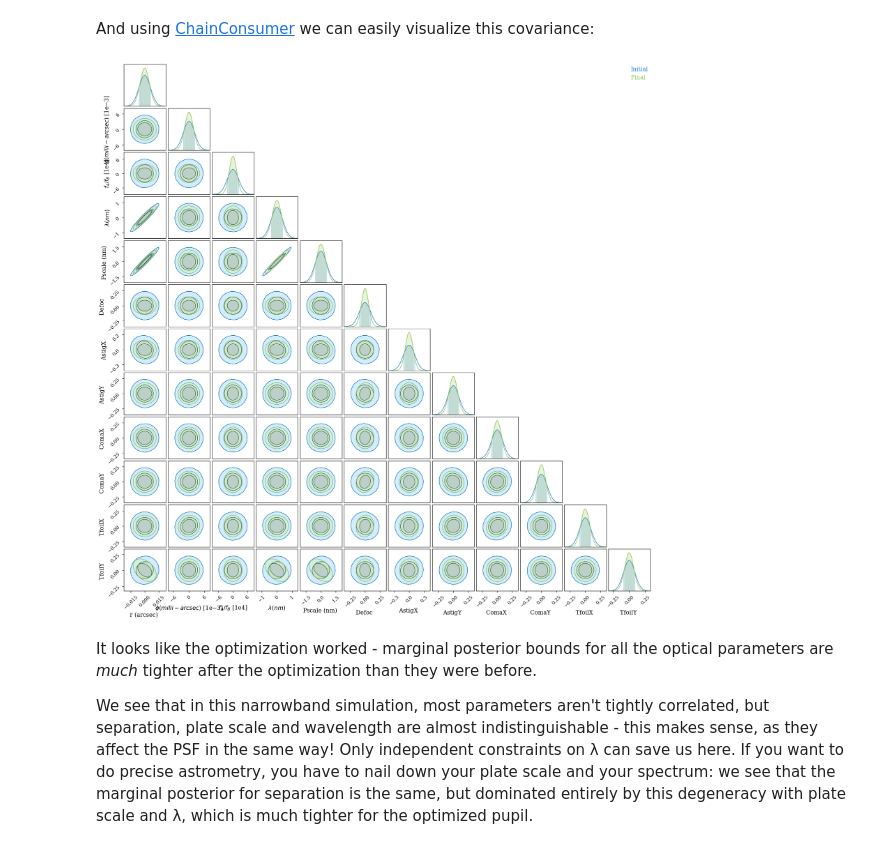
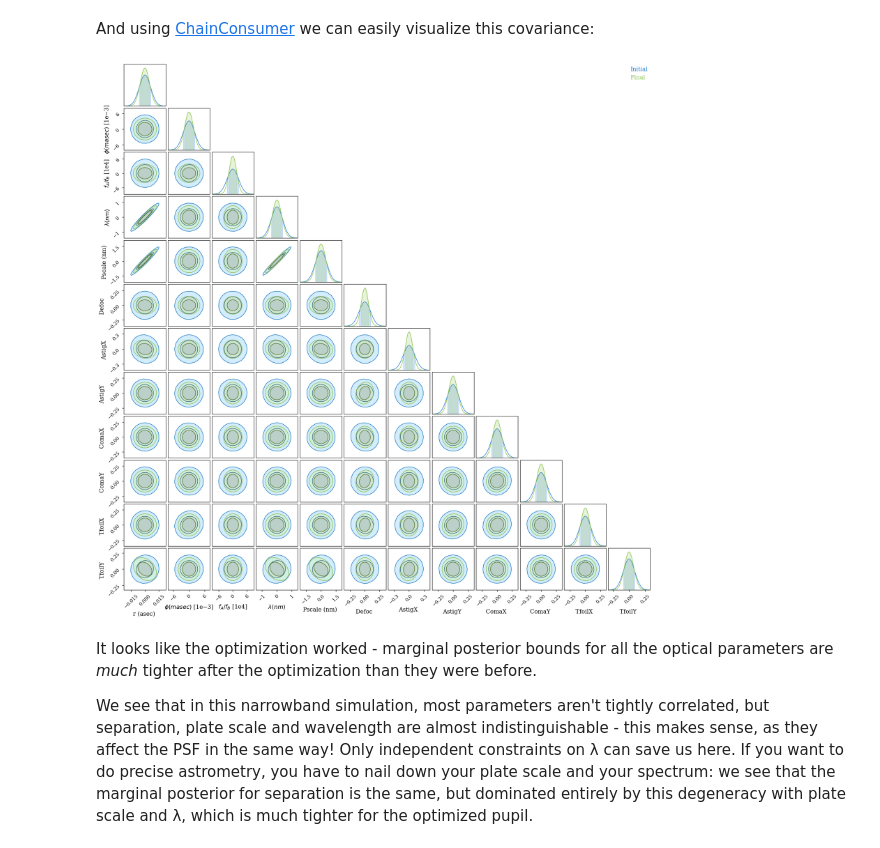
Before and after one commit to LouisDesdoigts/dLux, a Jupyter notebook: docs/notebooks/fisher_information.ipynb, the cells around one changed output. Drawn from its saved outputs; the diff is of its cells as text; code cells hidden in the pictures.

```diff
--- a/docs/notebooks/fisher_information.ipynb
+++ b/docs/notebooks/fisher_information.ipynb
@@ -210,19 +210,19 @@ Wall time: 5.27 s
 # %% [markdown]
 And using [ChainConsumer](https://samreay.github.io/ChainConsumer/) we can easily visualize this covariance:
 # %%
-param_names = ["r (arcsec)", "$\phi (milli-arcsec)$", '$f_A/f_B$', "$\lambda (nm)$",
+param_names = ["r (asec)", "$\phi (masec)$", '$f_A/f_B$', "$\lambda (nm)$",
                "Pscale (nm)", "Defoc", "AstigX", "AstigY", "ComaX", "ComaY",
                "TfoilX", "TfoilY"]
 
 c = ChainConsumer()
 c.add_covariance(X, covs[0], parameters=param_names, name='Initial')
 c.add_covariance(X, covs[1], parameters=param_names, name='Final')
 c.configure(serif=True, shade=True, bar_shade=True, shade_alpha=0.2, spacing=1., max_ticks=3)
 
 # fig = c.plotter.plot_summary() # currently bugged for \phi - issue raised
 fig = c.plotter.plot()
 # %% [output]
-[figure, old version]
+[figure, new version]
 # %% [markdown]
 It looks like the optimization worked - marginal posterior bounds for all the optical parameters are *much* tighter after the optimization than they were before.
 
```
Also changed, not shown: parts of 3 cells of this notebook, 21 other files.
